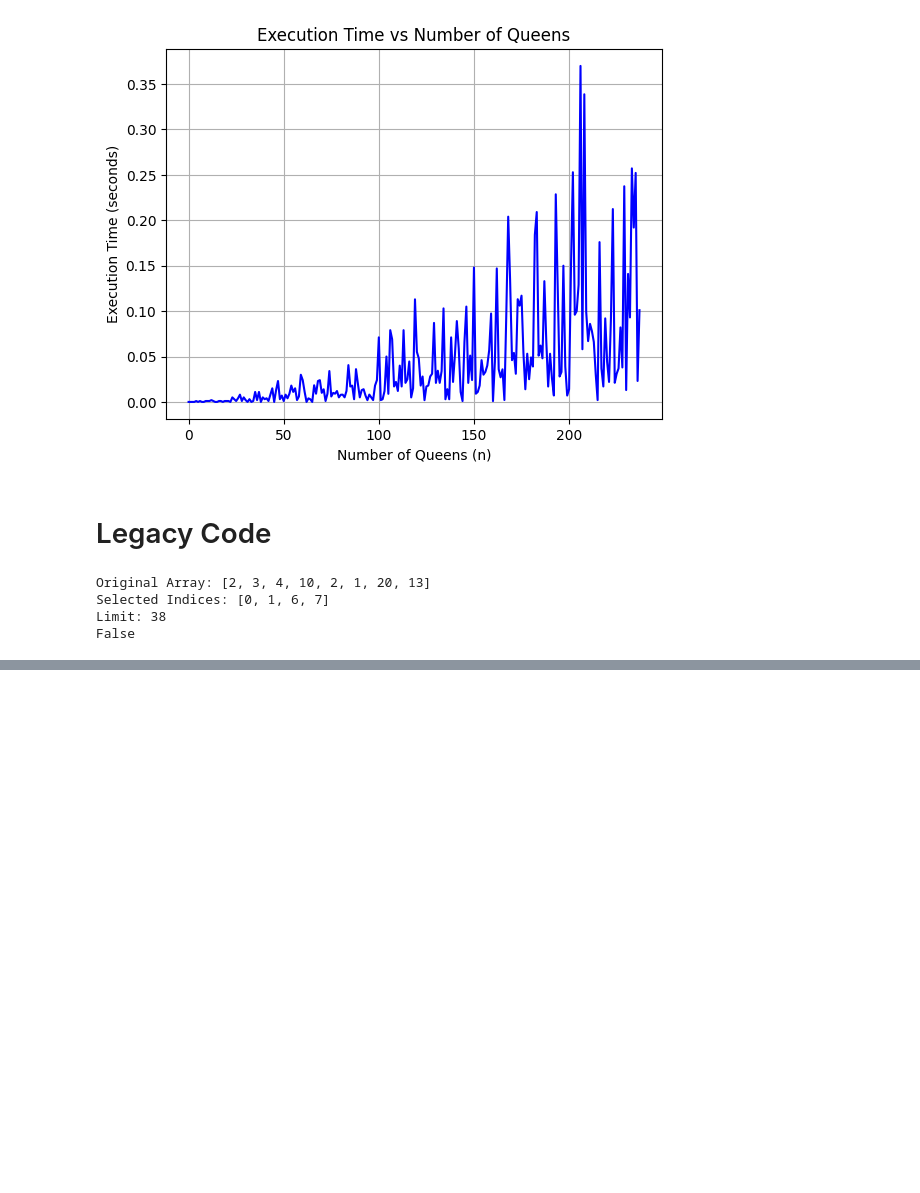
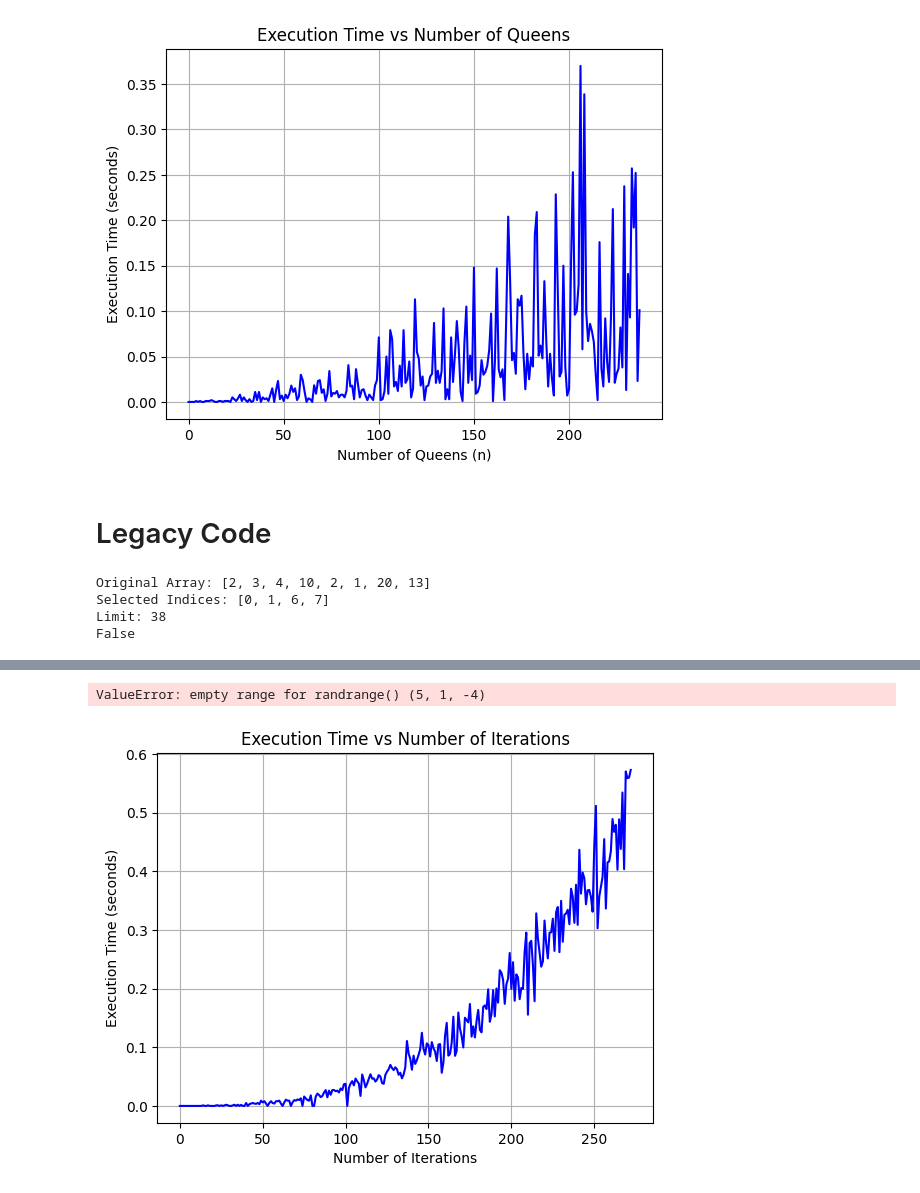
Before and after one commit to BcanTayiz/Computer-Science-Research, a Jupyter notebook: All_research_Algos.ipynb, the cells around one changed output, grey strips where cells are left out. Cells and saved outputs as stored; diff of their text form; code cells hidden in the pictures; blank space fills up the shorter version.

```diff
--- a/All_research_Algos.ipynb
+++ b/All_research_Algos.ipynb
@@ -1469,0 +1485,30 @@ print(sum(error_rate)/10)
+# %%
+import time
+import random
+complexity = []
+for i in range(10,3000):
+  random_array = [random.randint(5,i) for i in range(i)]
+  x = random.uniform(0,1)
+  if x < 0.5:
+    indexes = list(np.unique([random.randint(0,len(random_array)-1)for i in range(random.randint(2,len(random_array)-1))]))
+    limit = sum([random_array[index]  for index in indexes ])
+  else:
+    limit = random.randint(5,50) * len(random_array)
+  print(limit,i)
+  start_time = time.time()
+  result = knapsack_custom_combinatorics(random_array,limit)
+  end_time = time.time()
+  complexity.append(end_time-start_time)
+# %% [output]
+ValueError: empty range for randrange() (5, 1, -4)
+# %%
+# Plotting the complexity results
+import matplotlib.pyplot as plt
+plt.plot([i for i in range(len(complexity))], complexity, linestyle='-', color='b',label="values")
+plt.xlabel('Number of Iterations')
+plt.ylabel('Execution Time (seconds)')
+plt.title('Execution Time vs Number of Iterations')
+plt.grid(True)
+plt.show()
+# %% [output]
+[figure, added]
```
Also changed, not shown: parts of 4 cells of this notebook.
